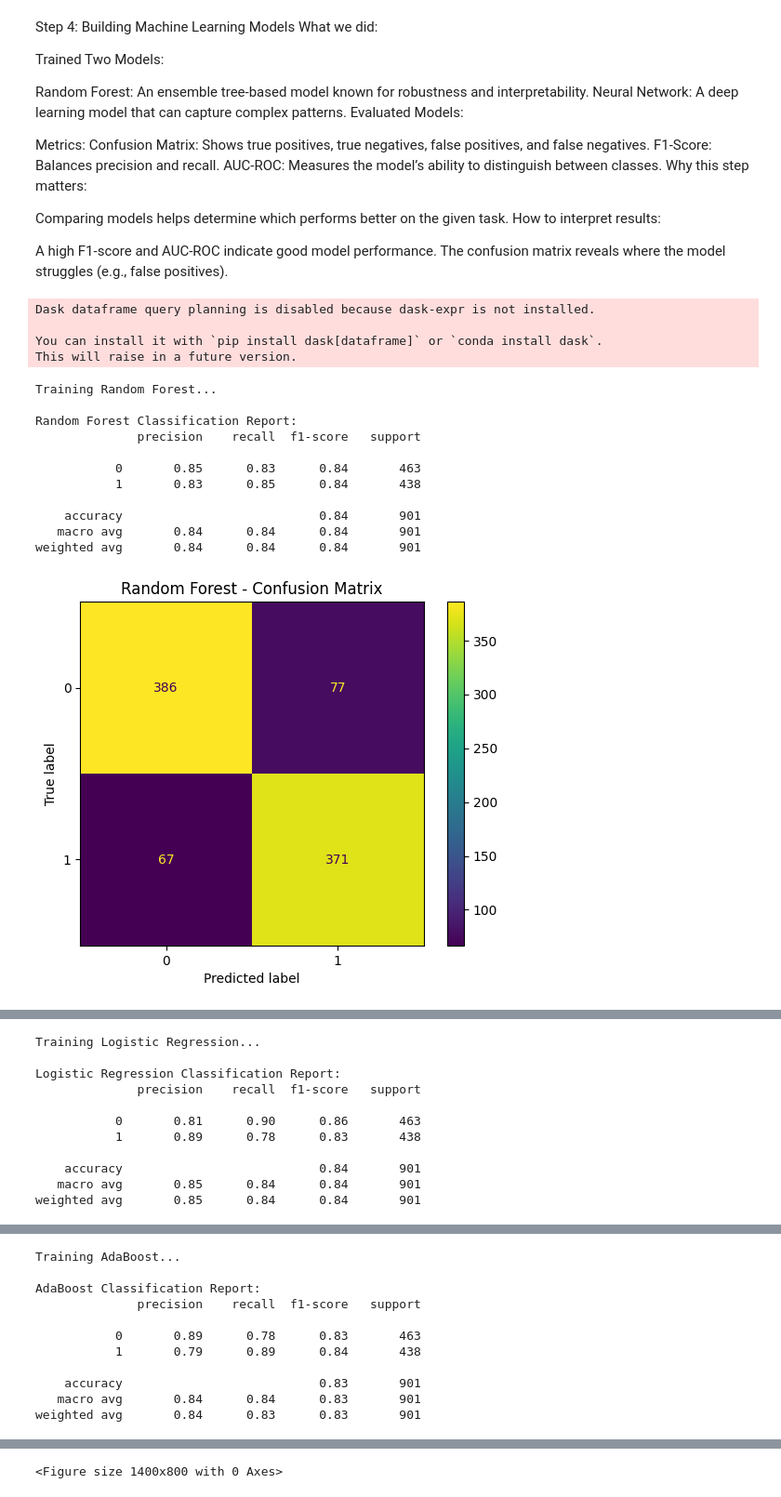
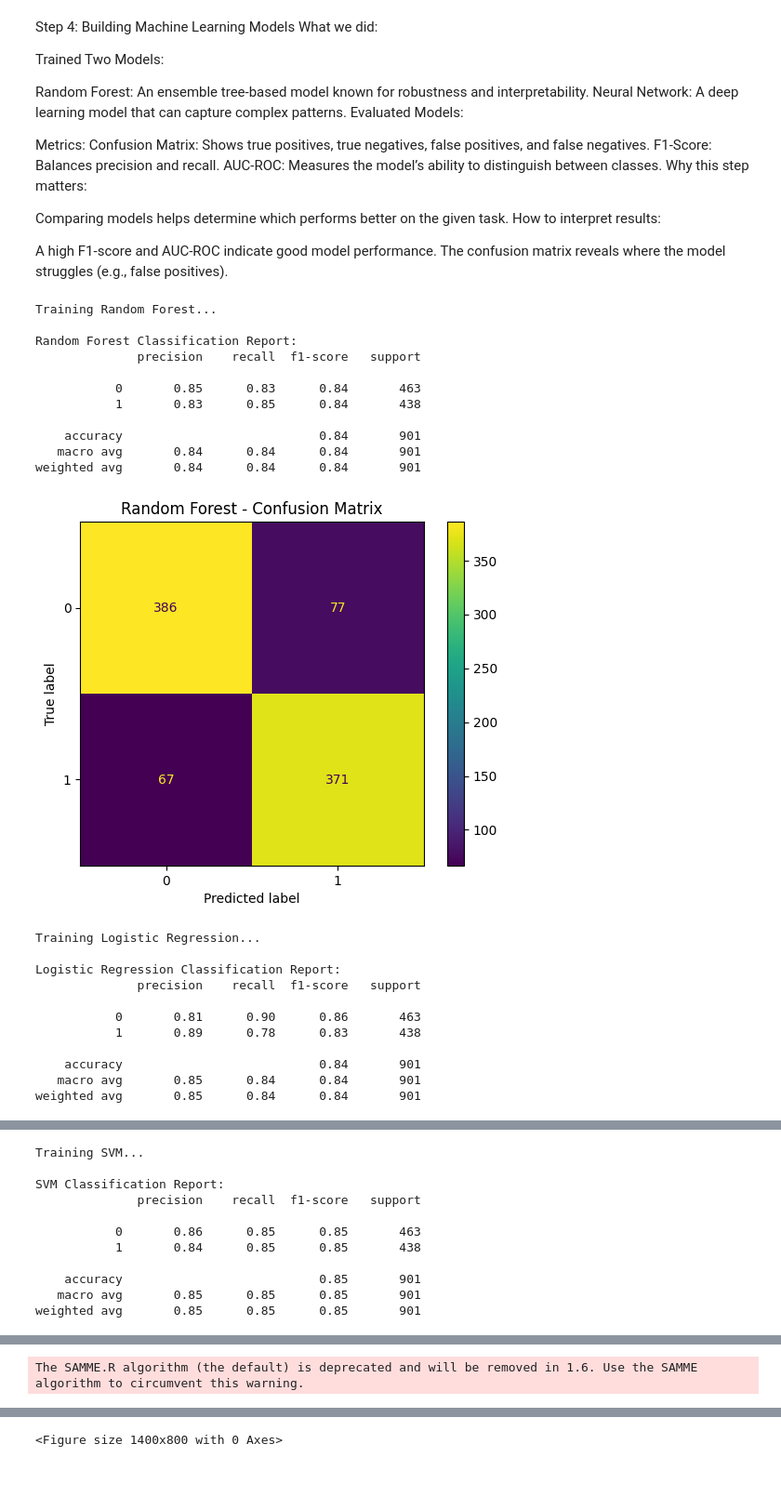
Before and after one commit to tabrezdn1/olympics-medal-prediction, a Jupyter notebook: main.ipynb, the cells around one changed output, grey strips where cells are left out. Shown at 93% size. Cells and saved outputs as stored; diff of their text form; code cells hidden in the pictures.

```diff
--- a/main.ipynb
+++ b/main.ipynb
@@ -933,27 +803,6 @@ Comparing models helps determine which performs better on the given task. How to
 
 A high F1-score and AUC-ROC indicate good model performance. The confusion matrix reveals where the model struggles (e.g., false positives).
 # %%
-from sklearn.metrics import (
-    accuracy_score,
-    precision_score,
-    recall_score,
-    f1_score,
-    classification_report,
-    ConfusionMatrixDisplay,
-    roc_auc_score
-)
-from sklearn.model_selection import train_test_split
-from sklearn.preprocessing import StandardScaler
-from sklearn.ensemble import RandomForestClassifier, AdaBoostClassifier
-from sklearn.linear_model import LogisticRegression
-from sklearn.tree import DecisionTreeClassifier
-from sklearn.neighbors import KNeighborsClassifier
-from sklearn.svm import SVC
-from xgboost import XGBClassifier
-import lightgbm as lgb
-import matplotlib.pyplot as plt
-import pandas as pd
-
 # Train-test split
 X_train, X_test, y_train, y_test = train_test_split(X_resampled, y_resampled, test_size=0.2, random_state=42)
 
@@ -997,45 +846,52 @@ for name, model in models.items():
     recall = recall_score(y_test, y_pred)
     f1 = f1_score(y_test, y_pred)
     auc = roc_auc_score(y_test, y_proba)
 
     # Store metrics in results dictionary
     results[name] = {
         "Accuracy": accuracy,
         "Precision": precision,
         "Recall": recall,
         "F1-Score": f1,
         "AUC-ROC": auc
     }
 
     # Print classification report
     print(f"\n{name} Classification Report:")
     print(classification_report(y_test, y_pred))
 
     # Display confusion matrix
     ConfusionMatrixDisplay.from_predictions(y_test, y_pred)
     plt.title(f"{name} - Confusion Matrix")
     plt.show()
 
 # Convert results to DataFrame for summary
 results_df = pd.DataFrame(results).T
 
 # Print model comparison summary
 print("\nModel Comparison Summary:")
 print(results_df)
 # %% [output]
-Dask dataframe query planning is disabled because dask-expr is not installed.
+Training Random Forest...
 
-You can install it with `pip install dask[dataframe]` or `conda install dask`.
-This will raise in a future version.
+Random Forest Classification Report:
+              precision    recall  f1-score   support
+
+           0       0.85      0.83      0.84       463
+           1       0.83      0.85      0.84       438
+
+    accuracy                           0.84       901
+   macro avg       0.84      0.84      0.84       901
+weighted avg       0.84      0.84      0.84       901
+[figure]
-Training Random Forest...
+Training Logistic Regression...
 
-Random Forest Classification Report:
+Logistic Regression Classification Report:
               precision    recall  f1-score   support
 
-           0       0.85      0.83      0.84       463
-           1       0.83      0.85      0.84       438
+           0       0.81      0.90      0.86       463
+           1       0.89      0.78      0.83       438
 
     accuracy                           0.84       901
-   macro avg       0.84      0.84      0.84       901
-weighted avg       0.84      0.84      0.84       901
+   macro avg       0.85      0.84      0.84       901
+weighted avg       0.85      0.84      0.84       901
-[figure]
@@ -1042,11 +899,11 @@ weighted avg       0.84      0.84      0.84       901
-Training Logistic Regression...
+Training SVM...
 
-Logistic Regression Classification Report:
+SVM Classification Report:
               precision    recall  f1-score   support
 
-           0       0.81      0.90      0.86       463
-           1       0.89      0.78      0.83       438
+           0       0.86      0.85      0.85       463
+           1       0.84      0.85      0.85       438
 
-    accuracy                           0.84       901
-   macro avg       0.85      0.84      0.84       901
-weighted avg       0.85      0.84      0.84       901
+    accuracy                           0.85       901
+   macro avg       0.85      0.85      0.85       901
+weighted avg       0.85      0.85      0.85       901
@@ -1090,11 +946 @@ weighted avg       0.84      0.84      0.84       901
-Training AdaBoost...
-
-AdaBoost Classification Report:
-              precision    recall  f1-score   support
-
-           0       0.89      0.78      0.83       463
-           1       0.79      0.89      0.84       438
-
-    accuracy                           0.83       901
-   macro avg       0.84      0.84      0.83       901
-weighted avg       0.84      0.83      0.83       901
+The SAMME.R algorithm (the default) is deprecated and will be removed in 1.6. Use the SAMME algorithm to circumvent this warning.
```
Also changed, not shown: parts of 37 cells of this notebook.
